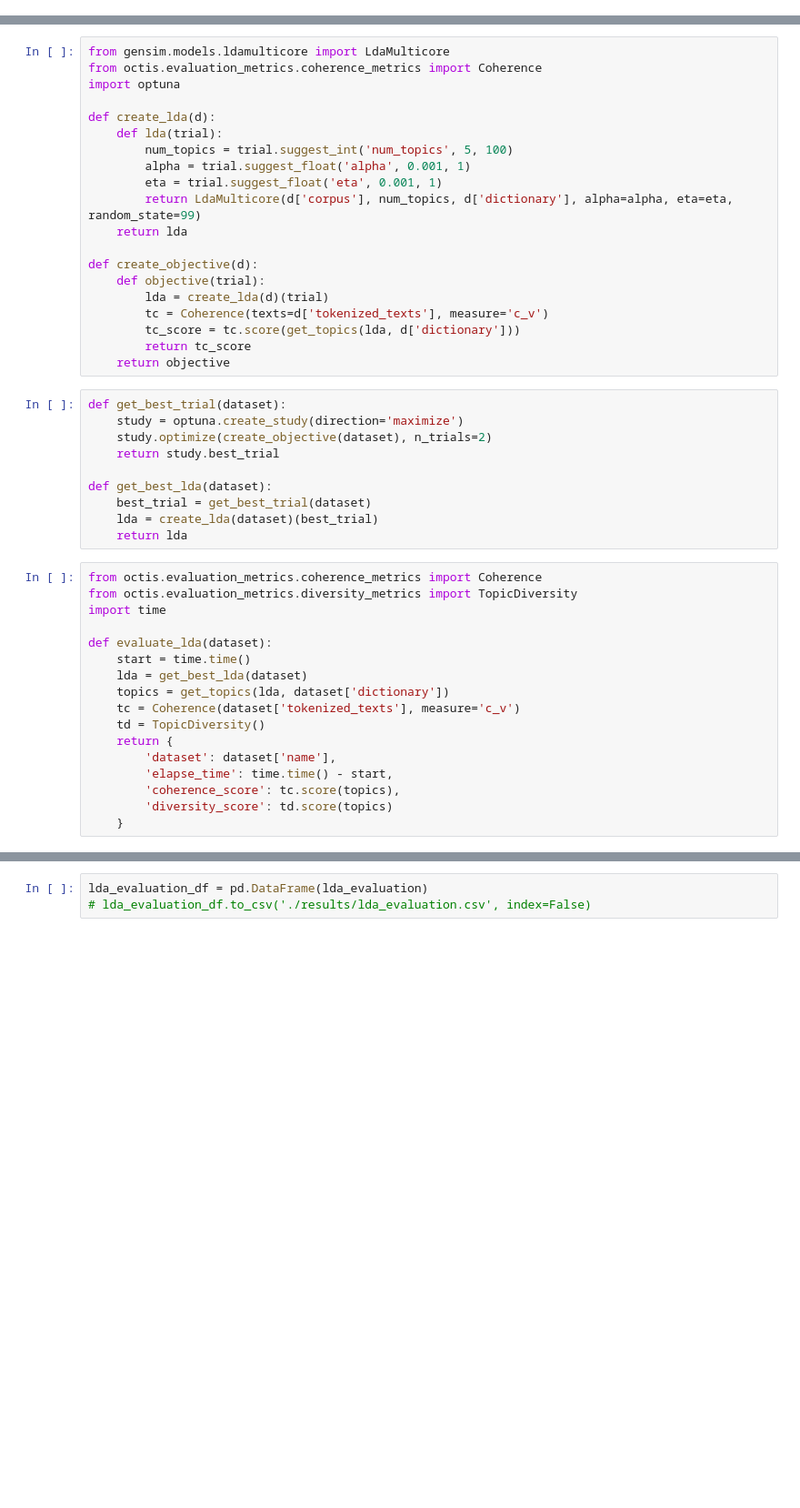
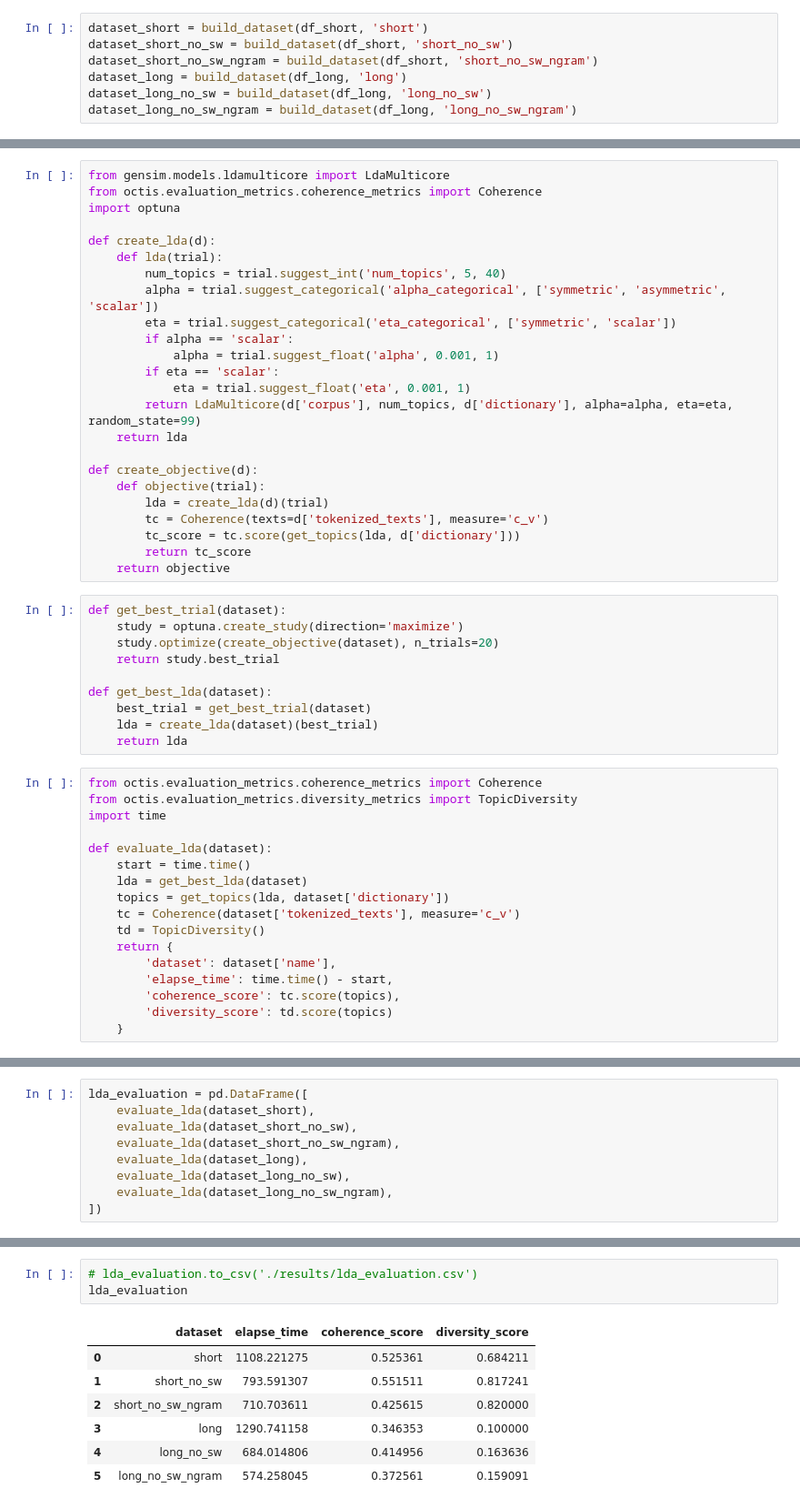
Before and after one commit to ahmaddynugroho/lda-bertopic, a Jupyter notebook: lda.ipynb, the cells around one changed output, grey strips where cells are left out. Shown at 91% size. Drawn from its saved outputs; the diff is of its cells as text; blank space fills up the shorter version.

Commit message:
feat: lda evaluation

```diff
--- a/lda.ipynb
+++ b/lda.ipynb
@@ -31,0 +29,7 @@ dataset_long = build_dataset(df, 'long')
+# %%
+dataset_short = build_dataset(df_short, 'short')
+dataset_short_no_sw = build_dataset(df_short, 'short_no_sw')
+dataset_short_no_sw_ngram = build_dataset(df_short, 'short_no_sw_ngram')
+dataset_long = build_dataset(df_long, 'long')
+dataset_long_no_sw = build_dataset(df_long, 'long_no_sw')
+dataset_long_no_sw_ngram = build_dataset(df_long, 'long_no_sw_ngram')
@@ -36,9 +47,13 @@ import optuna
 
 def create_lda(d):
     def lda(trial):
-        num_topics = trial.suggest_int('num_topics', 5, 100)
-        alpha = trial.suggest_float('alpha', 0.001, 1)
-        eta = trial.suggest_float('eta', 0.001, 1)
+        num_topics = trial.suggest_int('num_topics', 5, 40)
+        alpha = trial.suggest_categorical('alpha_categorical', ['symmetric', 'asymmetric', 'scalar'])
+        eta = trial.suggest_categorical('eta_categorical', ['symmetric', 'scalar'])
+        if alpha == 'scalar':
+            alpha = trial.suggest_float('alpha', 0.001, 1)
+        if eta == 'scalar':
+            eta = trial.suggest_float('eta', 0.001, 1)
         return LdaMulticore(d['corpus'], num_topics, d['dictionary'], alpha=alpha, eta=eta, random_state=99)
     return lda
 
@@ -52,7 +67,7 @@ def create_objective(d):
 # %%
 def get_best_trial(dataset):
     study = optuna.create_study(direction='maximize')
-    study.optimize(create_objective(dataset), n_trials=2)
+    study.optimize(create_objective(dataset), n_trials=20)
     return study.best_trial
 
 def get_best_lda(dataset):
@@ -98,0 +94,9 @@ lda_evaluation = [
+# %%
+lda_evaluation = pd.DataFrame([
+    evaluate_lda(dataset_short),
+    evaluate_lda(dataset_short_no_sw),
+    evaluate_lda(dataset_short_no_sw_ngram),
+    evaluate_lda(dataset_long),
+    evaluate_lda(dataset_long_no_sw),
+    evaluate_lda(dataset_long_no_sw_ngram),
+])
@@ -99,3 +121,11 @@ lda_evaluation = [
 # %%
-lda_evaluation_df = pd.DataFrame(lda_evaluation)
-# lda_evaluation_df.to_csv('./results/lda_evaluation.csv', index=False)
+# lda_evaluation.to_csv('./results/lda_evaluation.csv')
+lda_evaluation
+# %% [output]
+|  | dataset | elapse_time | coherence_score | diversity_score |
+| 0 | short | 1108.221275 | 0.525361 | 0.684211 |
+| 1 | short_no_sw | 793.591307 | 0.551511 | 0.817241 |
+| 2 | short_no_sw_ngram | 710.703611 | 0.425615 | 0.820000 |
+| 3 | long | 1290.741158 | 0.346353 | 0.100000 |
+| 4 | long_no_sw | 684.014806 | 0.414956 | 0.163636 |
+| 5 | long_no_sw_ngram | 574.258045 | 0.372561 | 0.159091 |
```
Also changed, not shown: parts of 8 cells of this notebook, 2 other files.
